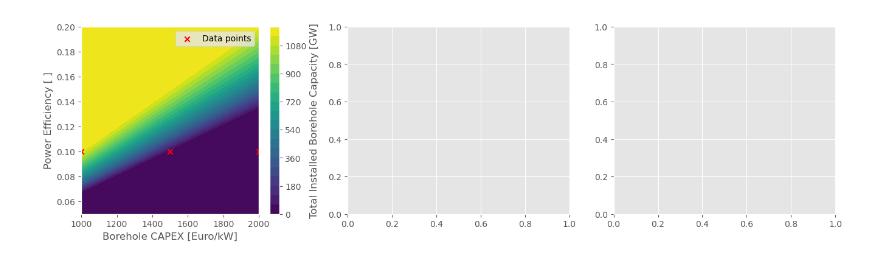
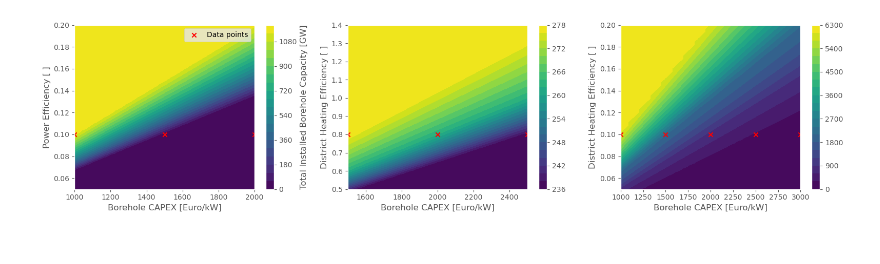
Before and after one commit to LukasFrankenQ/egs_market_integration, a Jupyter notebook: notebooks/efficiecncy_flex_plot.ipynb, the cells around one changed output. Cells and saved outputs as stored; diff of their text form; code cells hidden in the pictures.

Commit message:
added district heating plot

```diff
--- a/notebooks/efficiecncy_flex_plot.ipynb
+++ b/notebooks/efficiecncy_flex_plot.ipynb
@@ -37,6 +37,12 @@ def get_data(mode, op):
 
 elec_static = get_data("elec", "static")
 elec_flex = get_data("elec", "flex")
+
+dh_static = get_data("dh", "static")
+dh_flex = get_data("dh", "flex")
+
+chp_static = get_data("chp", "static")
+chp_flex = get_data("chp", "flex")
 # %%
 def get_z(
         base_value,
@@ -61,6 +67,8 @@ def get_z(
     return capexes, etas, final_z
 
 fig, axs = plt.subplots(1, 3, figsize=(16, 4))
+
+############################################################3
 
 eta_elec = 0.1
 eta_dh = 0.8
@@ -70,31 +78,98 @@ num_steps = 50
 
 plot_x, plot_y, plot_z = get_z(
     eta_elec,
     start_eta,
     end_eta,
     num_steps,
     elec_static.index.values.astype(float),
     elec_static.values,
     )
 
 cbar = axs[0].contourf(
     plot_x,
     plot_y,
     plot_z,
     levels=20, cmap="viridis")
 cbar = fig.colorbar(cbar, ax=axs[0], label="Total Installed Borehole Capacity [GW]")
 
 axs[0].scatter(
     elec_static.index.values.astype(float),
     np.ones(len(elec_static)) * eta_elec,
     label="Data points",
     color="r",
     marker='x',
     )
 axs[0].legend()
 axs[0].set_ylabel("Power Efficiency [ ]")
 axs[0].set_xlabel("Borehole CAPEX [Euro/kW]")
 
+############################################################3
+
+start_eta = 0.5
+end_eta = 1.4
+num_steps = 50
+
+plot_x, plot_y, plot_z = get_z(
+    eta_dh,
+    start_eta,
+    end_eta,
+    num_steps,
+    dh_static.index.values.astype(float),
+    dh_static.values,
+    )
+
+cbar = axs[1].contourf(
+    plot_x,
+    plot_y,
+    plot_z,
+    levels=20, cmap="viridis")
+cbar = fig.colorbar(cbar, ax=axs[1])#, label="Total Installed Borehole Capacity [GW]")
+
+axs[1].scatter(
+    dh_static.index.values.astype(float),
+    np.ones(len(dh_static)) * eta_dh,
+    label="Data points",
+    color="r",
+    marker='x',
+    )
+# axs[0].legend()
+axs[1].set_ylabel("District Heating Efficiency [ ]")
+axs[1].set_xlabel("Borehole CAPEX [Euro/kW]")
+
+############################################################3
+
+start_eta = 0.05
+end_eta = 0.2
+num_steps = 50
+
+plot_x, plot_y, plot_z = get_z(
+    eta_elec,
+    start_eta,
+    end_eta,
+    num_steps,
+    chp_static.index.values.astype(float),
+    chp_static.values,
+    )
+
+cbar = axs[2].contourf(
+    plot_x,
+    plot_y,
+    plot_z,
+    levels=20, cmap="viridis")
+cbar = fig.colorbar(cbar, ax=axs[2])#, label="Total Installed Borehole Capacity [GW]")
+
+axs[2].scatter(
+    chp_static.index.values.astype(float),
+    np.ones(len(chp_static)) * eta_elec,
+    label="Data points",
+    color="r",
+    marker='x',
+    )
+# axs[0].legend()
+axs[2].set_ylabel("District Heating Efficiency [ ]")
+axs[2].set_xlabel("Borehole CAPEX [Euro/kW]")
+
+plt.tight_layout()
 plt.show()
 # %% [output]
-[figure, old version]
+[figure, new version]
```
Also changed, not shown: 2 other files.
